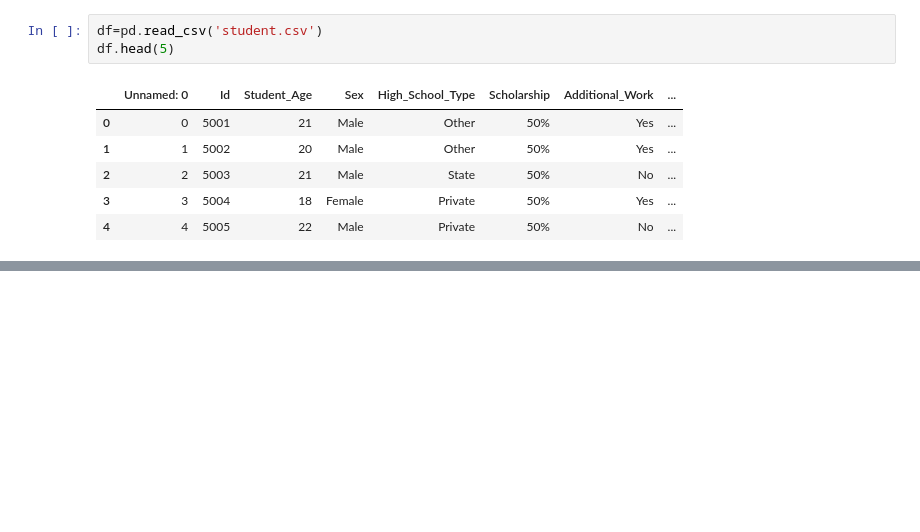
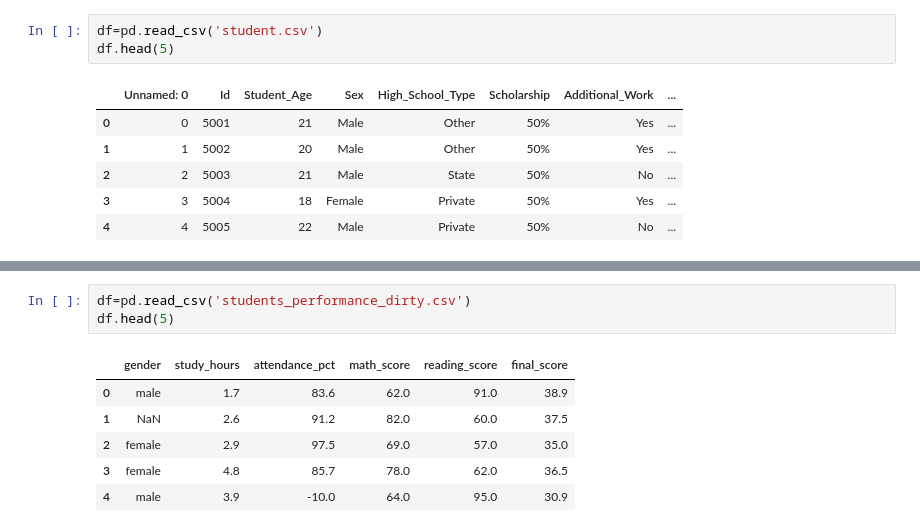
Before and after one commit to salman1256/aimltraining, a Jupyter notebook: Day-15/DataCleaningExample.ipynb, the cells around one changed output, grey strips where cells are left out. Cells and saved outputs as stored; diff of their text form; blank space fills up the shorter version.

```diff
--- a/Day-15/DataCleaningExample.ipynb
+++ b/Day-15/DataCleaningExample.ipynb
@@ -249,0 +288,10 @@ df.head(5)
+# %%
+df=pd.read_csv('students_performance_dirty.csv')
+df.head(5)
+# %% [output]
+|  | gender | study_hours | attendance_pct | math_score | reading_score | final_score |
+| 0 | male | 1.7 | 83.6 | 62.0 | 91.0 | 38.9 |
+| 1 | NaN | 2.6 | 91.2 | 82.0 | 60.0 | 37.5 |
+| 2 | female | 2.9 | 97.5 | 69.0 | 57.0 | 35.0 |
+| 3 | female | 4.8 | 85.7 | 78.0 | 62.0 | 36.5 |
+| 4 | male | 3.9 | -10.0 | 64.0 | 95.0 | 30.9 |
```
Also changed, not shown: parts of 9 cells of this notebook, 1 other file.
